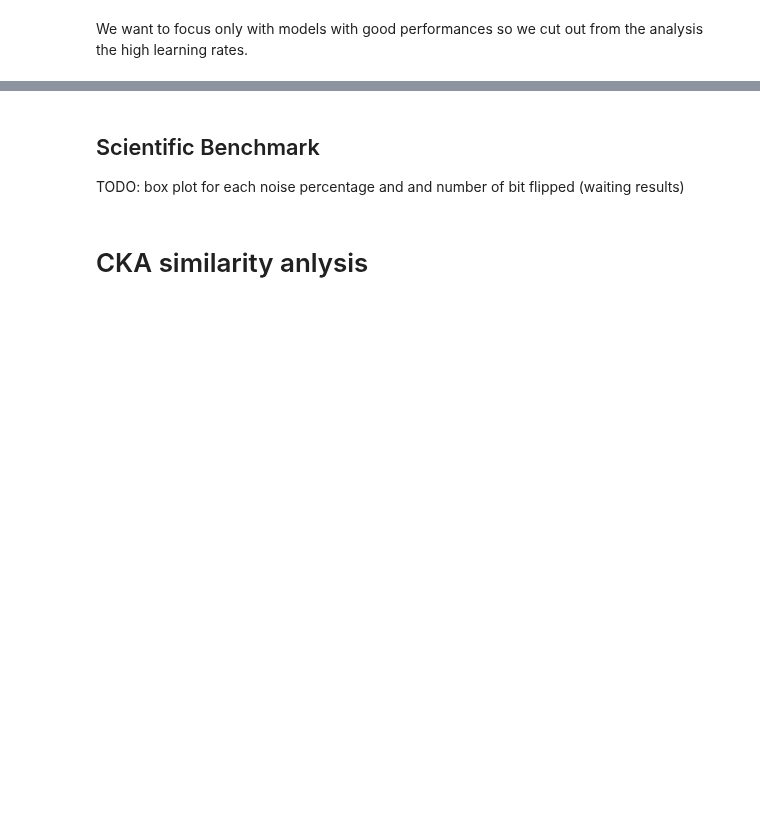
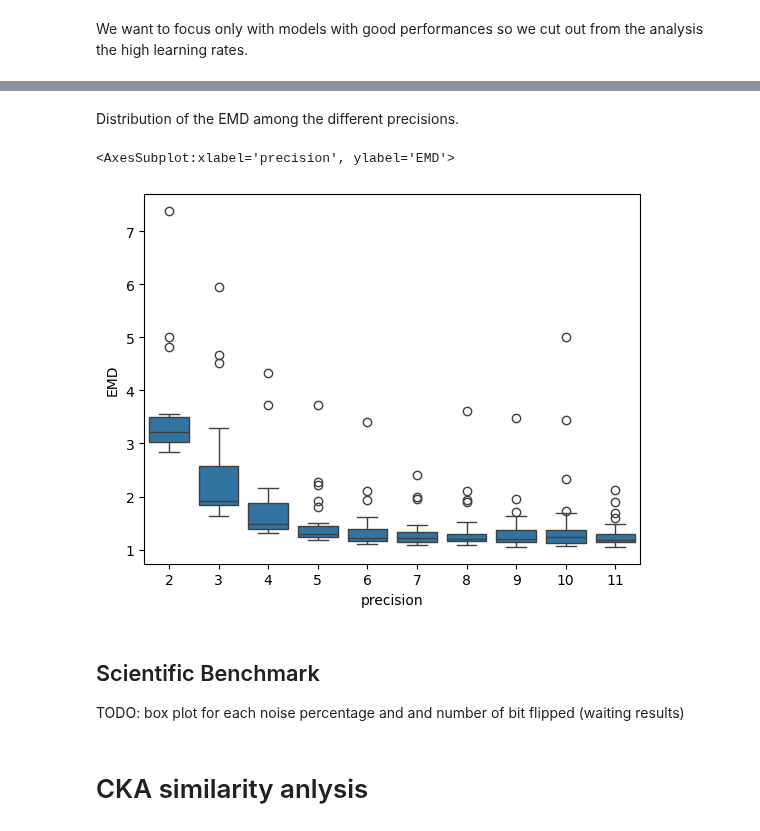
Before and after one commit to Vis4SciML/loss_landscape_taxonomy, a Jupyter notebook: workspace/notebooks/ECON_loss_analysis.ipynb, the cells around one changed output, grey strips where cells are left out. Saved outputs shown, nothing was run; the diff lists cells and outputs as text; code cells hidden in the pictures; blank space fills up the shorter version.

```diff
--- a/workspace/notebooks/ECON_loss_analysis.ipynb
+++ b/workspace/notebooks/ECON_loss_analysis.ipynb
@@ -206,16 +206,14 @@ learning_rates = [0.025, 0.0125, 0.00625, 0.003125]
 top_models_count = 2
 best_models = {}
 worst_models = {}
+emd_distribution = []
 for p in precisions:
     EMD_matrix = np.zeros((len(batch_sizes), len(learning_rates)))
     for x, bs in enumerate(batch_sizes):
         for y, lr in enumerate(learning_rates):
             mean_EMD, _ = get_model_index_and_relative_EMD(bs, lr, p, size)
             EMD_matrix[x, y] = mean_EMD
-    # store the matrix
-    EMD_matrix_df = pd.DataFrame(EMD_matrix,
-                              index=batch_sizes,
-                              columns=learning_rates)
+            emd_distribution.append({'precision': p, 'EMD': mean_EMD})
 
     # store best and worst models
     sorted_indices = np.argsort(EMD_matrix.flatten(), axis=None)
@@ -233,18 +231,12 @@ for p in precisions:
 
         best_models[p].append({
             'model': best_model_coords,
-            'EMD': EMD_matrix_df.iloc[best_model_coords]
+            'EMD': EMD_matrix[best_model_coords]
         })
 
         worst_models[p].append({
             'model': worst_model_coords,
-            'EMD': EMD_matrix_df.iloc[worst_model_coords]
+            'EMD': EMD_matrix[worst_model_coords]
         })
 
-    # plot the matrix
-    plot_2d_heatmap(EMD_matrix_df,
-                    f'EMDs of ECON\nsize: {size} & precision: {p}',
-                    (0, max(EMD_matrix.max().max(), 5)),
-                    'Learning rate',
-                    'Batch Size',
-                    'EMD')
+emd_distribution_df = pd.DataFrame(emd_distribution)
@@ -262,3 +243,10 @@ for p in precisions:
+# %% [markdown]
+Distribution of the EMD among the different precisions.
+# %%
+sns.boxplot(data=emd_distribution_df, x='precision', y='EMD')
+# %% [output]
+<AxesSubplot:xlabel='precision', ylabel='EMD'>
+[figure, added]
 # %% [markdown]
 ## Scientific Benchmark
 TODO: box plot for each noise percentage and and number of bit flipped (waiting results)
```
Also changed, not shown: parts of 5 cells of this notebook, 4 other files.
